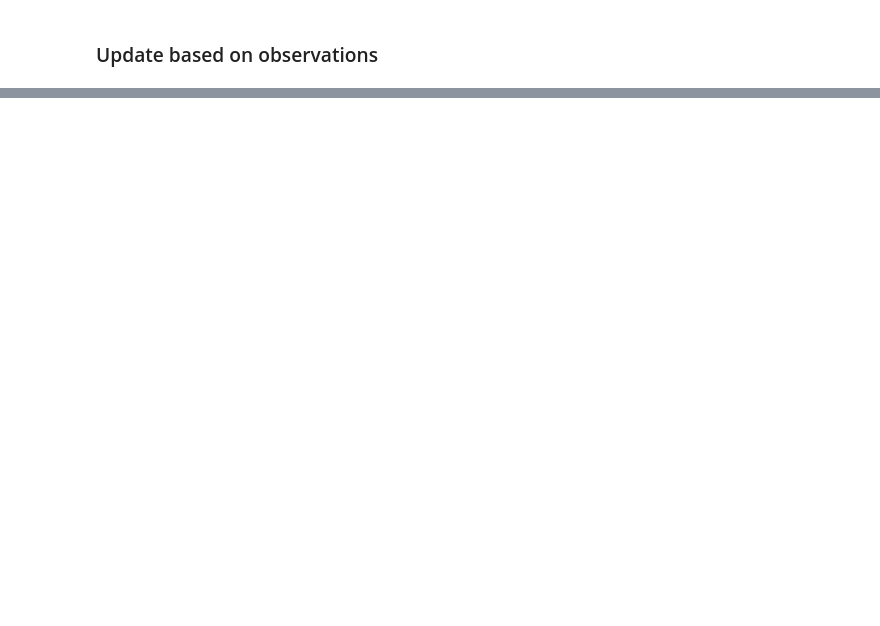
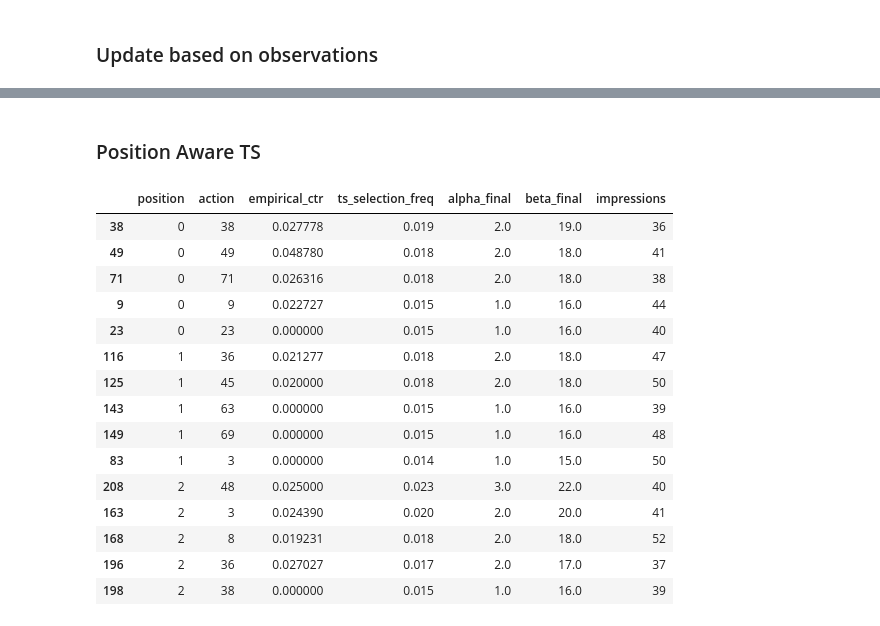
Before and after one commit to armandordorica/OBP_Replication, a Jupyter notebook: notebooks/bandit.ipynb, the cells around one changed output, grey strips where cells are left out. Saved outputs shown, nothing was run; the diff lists cells and outputs as text; code cells hidden in the pictures; blank space fills up the shorter version.

Commit message:
add Thompson sampling bandit

```diff
--- a/notebooks/bandit.ipynb
+++ b/notebooks/bandit.ipynb
@@ -479,0 +542,10 @@ Round 2 samples:
+# %%
+# Run 100 rounds
+n_rounds = 100
+for r in range(1, n_rounds+1):   # Round 1 .. 100
+    samp = tracker.next_round(
+        random_state=None,     # or an int for reproducibility
+        use_mc_if_needed=True, # needed beyond round 1
+        n_sim=50_000           # you can lower this for speed if needed
+    )
+    print(f"Round {r} samples:\n", samp.head())  # head() just to avoid giant printouts
@@ -479,0 +732,2 @@ Round 2 samples:
+# %% [markdown]
+### Position Aware TS
@@ -479,0 +857,34 @@ Round 2 samples:
+# %%
+
+K = bf["n_actions"]
+fig, res = run_ts_by_position_and_plot(
+    df=df,
+    n_actions=K,
+    positions=[0,1,2],
+    n_rounds=1000,   # try 100, 1_000, 10_000
+    seed=7,
+    alpha0=1.0, beta0=1.0,
+    title="Thompson Sampling per position after 1000 rounds"
+)
+fig.show()
+
+# Inspect top actions TS focused on at each position:
+(res.sort_values(["position","ts_selection_freq"], ascending=[True,False])
+    .groupby("position").head(5))
+# %% [output]
+|  | position | action | empirical_ctr | ts_selection_freq | alpha_final | beta_final | impressions |
+| 38 | 0 | 38 | 0.027778 | 0.019 | 2.0 | 19.0 | 36 |
+| 49 | 0 | 49 | 0.048780 | 0.018 | 2.0 | 18.0 | 41 |
+| 71 | 0 | 71 | 0.026316 | 0.018 | 2.0 | 18.0 | 38 |
+| 9 | 0 | 9 | 0.022727 | 0.015 | 1.0 | 16.0 | 44 |
+| 23 | 0 | 23 | 0.000000 | 0.015 | 1.0 | 16.0 | 40 |
+| 116 | 1 | 36 | 0.021277 | 0.018 | 2.0 | 18.0 | 47 |
+| 125 | 1 | 45 | 0.020000 | 0.018 | 2.0 | 18.0 | 50 |
+| 143 | 1 | 63 | 0.000000 | 0.015 | 1.0 | 16.0 | 39 |
+| 149 | 1 | 69 | 0.000000 | 0.015 | 1.0 | 16.0 | 48 |
+| 83 | 1 | 3 | 0.000000 | 0.014 | 1.0 | 15.0 | 50 |
+| 208 | 2 | 48 | 0.025000 | 0.023 | 3.0 | 22.0 | 40 |
+| 163 | 2 | 3 | 0.024390 | 0.020 | 2.0 | 20.0 | 41 |
+| 168 | 2 | 8 | 0.019231 | 0.018 | 2.0 | 18.0 | 52 |
+| 196 | 2 | 36 | 0.027027 | 0.017 | 2.0 | 17.0 | 37 |
+| 198 | 2 | 38 | 0.000000 | 0.015 | 1.0 | 16.0 | 39 |
```
Also changed, not shown: parts of 17 cells of this notebook, 2 other files.
